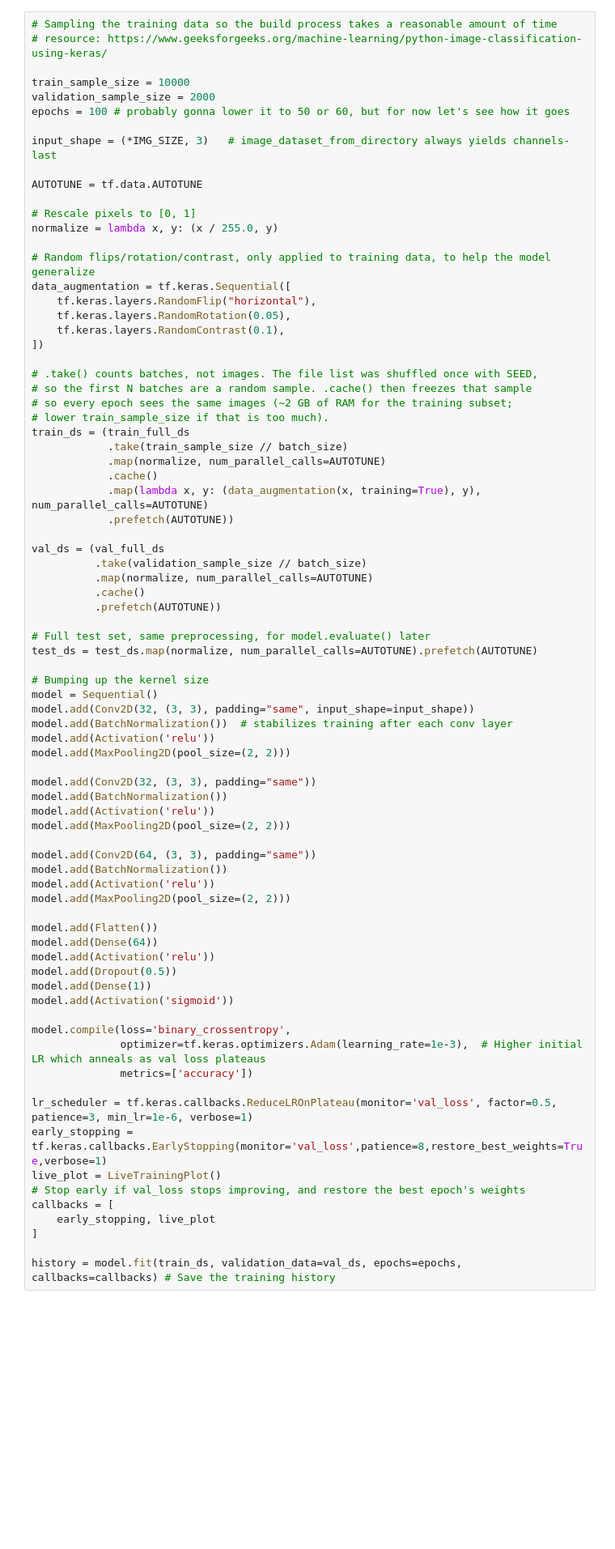
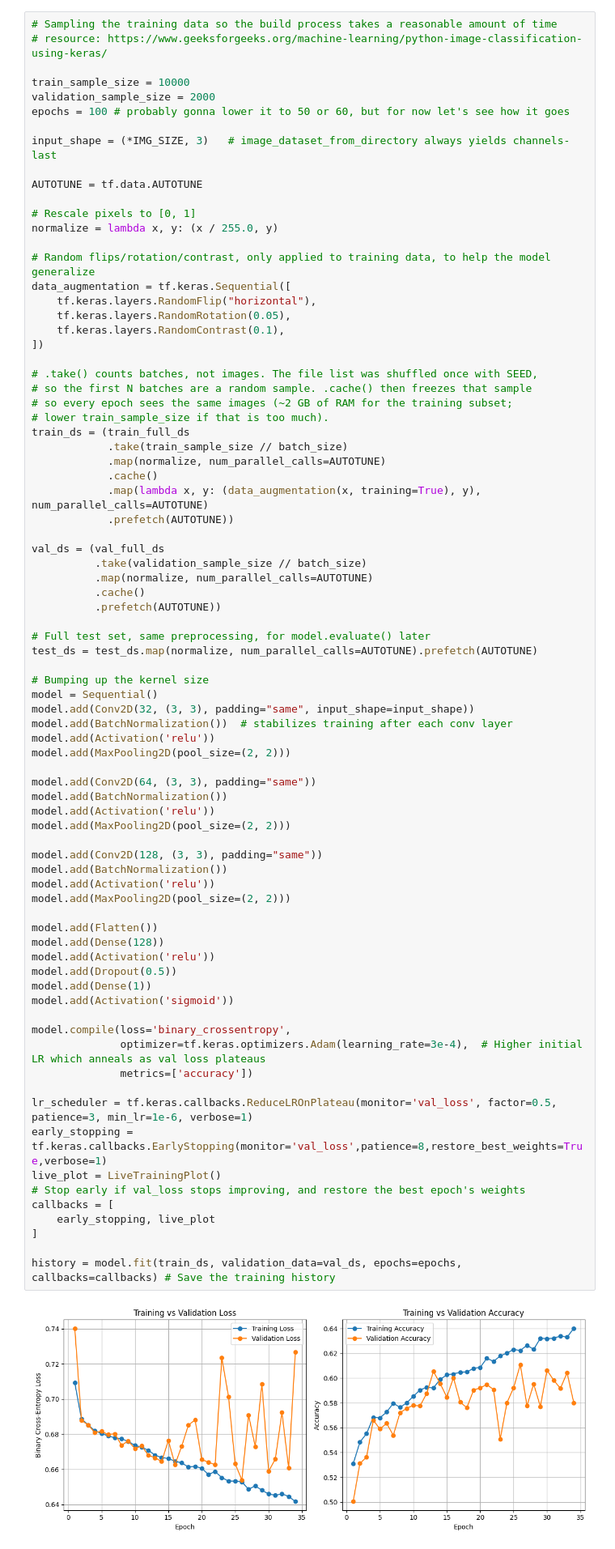
Before and after one commit to a-little-black-cat/DeepLearningProject, a Jupyter notebook: face_classif.ipynb, the cells around one changed output. Shown at 81% size. Saved outputs shown, nothing was run; the diff lists cells and outputs as text; blank space fills up the shorter version.

```diff
--- a/face_classif.ipynb
+++ b/face_classif.ipynb
@@ -240,37 +270,39 @@ test_ds = test_ds.map(normalize, num_parallel_calls=AUTOTUNE).prefetch(AUTOTUNE)
 # Bumping up the kernel size
 model = Sequential()
 model.add(Conv2D(32, (3, 3), padding="same", input_shape=input_shape))
 model.add(BatchNormalization())  # stabilizes training after each conv layer
 model.add(Activation('relu'))
 model.add(MaxPooling2D(pool_size=(2, 2)))
 
-model.add(Conv2D(32, (3, 3), padding="same"))
-model.add(BatchNormalization())
-model.add(Activation('relu'))
-model.add(MaxPooling2D(pool_size=(2, 2)))
-
 model.add(Conv2D(64, (3, 3), padding="same"))
 model.add(BatchNormalization())
 model.add(Activation('relu'))
 model.add(MaxPooling2D(pool_size=(2, 2)))
 
+model.add(Conv2D(128, (3, 3), padding="same"))
+model.add(BatchNormalization())
+model.add(Activation('relu'))
+model.add(MaxPooling2D(pool_size=(2, 2)))
+
 model.add(Flatten())
-model.add(Dense(64))
+model.add(Dense(128))
 model.add(Activation('relu'))
 model.add(Dropout(0.5))
 model.add(Dense(1))
 model.add(Activation('sigmoid'))
 
 model.compile(loss='binary_crossentropy',
-              optimizer=tf.keras.optimizers.Adam(learning_rate=1e-3),  # Higher initial LR which anneals as val loss plateaus
+              optimizer=tf.keras.optimizers.Adam(learning_rate=3e-4),  # Higher initial LR which anneals as val loss plateaus
               metrics=['accuracy'])
 
 lr_scheduler = tf.keras.callbacks.ReduceLROnPlateau(monitor='val_loss', factor=0.5, patience=3, min_lr=1e-6, verbose=1)
 early_stopping = tf.keras.callbacks.EarlyStopping(monitor='val_loss',patience=8,restore_best_weights=True,verbose=1)
 live_plot = LiveTrainingPlot()
 # Stop early if val_loss stops improving, and restore the best epoch's weights
 callbacks = [
     early_stopping, live_plot
 ]
 
 history = model.fit(train_ds, validation_data=val_ds, epochs=epochs, callbacks=callbacks) # Save the training history
+# %% [output]
+[figure, added]
```
Also changed, not shown: parts of 6 cells of this notebook.
